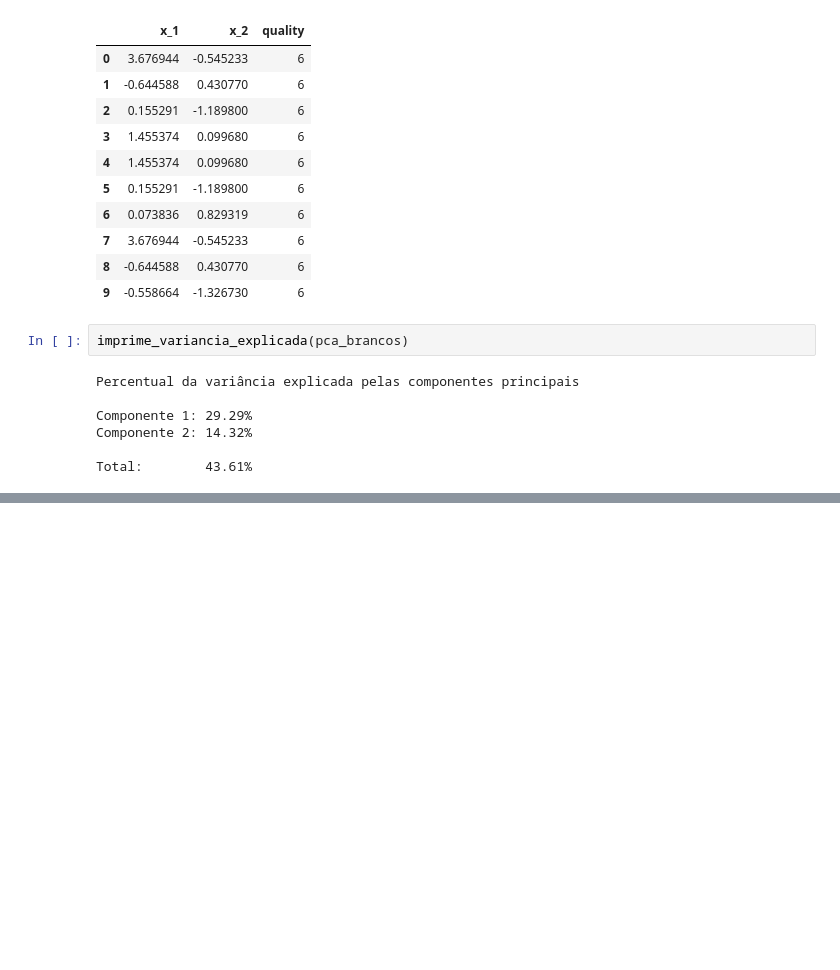
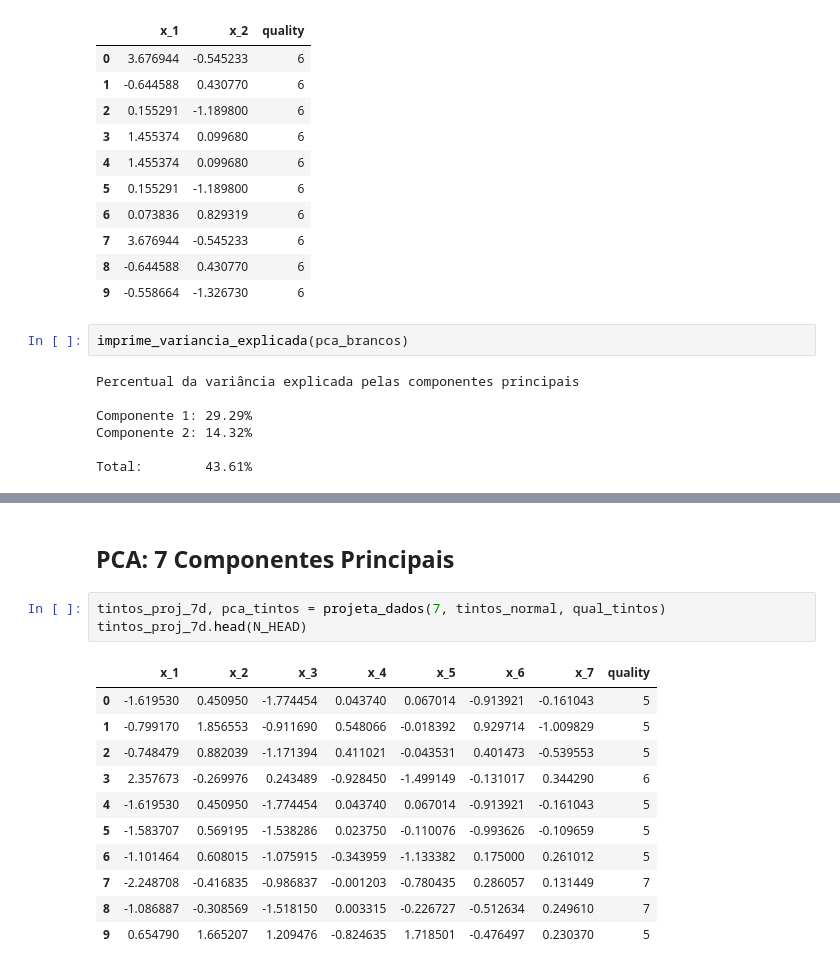
Before and after one commit to mwoitek/qualidade-do-vinho, a Jupyter notebook: python/cluster/pca.ipynb, the cells around one changed output, grey strips where cells are left out. Cells and saved outputs as stored; diff of their text form; blank space fills up the shorter version.

Commit message:
PCA com 3 e 7 componentes principais

```diff
--- a/python/cluster/pca.ipynb
+++ b/python/cluster/pca.ipynb
@@ -189,0 +251,17 @@ plota_2d(brancos_proj_2d, TAM_AMOSTRA)
+# %% [markdown]
+## PCA: 7 Componentes Principais
+# %%
+tintos_proj_7d, pca_tintos = projeta_dados(7, tintos_normal, qual_tintos)
+tintos_proj_7d.head(N_HEAD)
+# %% [output]
+|  | x_1 | x_2 | x_3 | x_4 | x_5 | x_6 | x_7 | quality |
+| 0 | -1.619530 | 0.450950 | -1.774454 | 0.043740 | 0.067014 | -0.913921 | -0.161043 | 5 |
+| 1 | -0.799170 | 1.856553 | -0.911690 | 0.548066 | -0.018392 | 0.929714 | -1.009829 | 5 |
+| 2 | -0.748479 | 0.882039 | -1.171394 | 0.411021 | -0.043531 | 0.401473 | -0.539553 | 5 |
+| 3 | 2.357673 | -0.269976 | 0.243489 | -0.928450 | -1.499149 | -0.131017 | 0.344290 | 6 |
+| 4 | -1.619530 | 0.450950 | -1.774454 | 0.043740 | 0.067014 | -0.913921 | -0.161043 | 5 |
+| 5 | -1.583707 | 0.569195 | -1.538286 | 0.023750 | -0.110076 | -0.993626 | -0.109659 | 5 |
+| 6 | -1.101464 | 0.608015 | -1.075915 | -0.343959 | -1.133382 | 0.175000 | 0.261012 | 5 |
+| 7 | -2.248708 | -0.416835 | -0.986837 | -0.001203 | -0.780435 | 0.286057 | 0.131449 | 7 |
+| 8 | -1.086887 | -0.308569 | -1.518150 | 0.003315 | -0.226727 | -0.512634 | 0.249610 | 7 |
+| 9 | 0.654790 | 1.665207 | 1.209476 | -0.824635 | 1.718501 | -0.476497 | 0.230370 | 5 |
```
Also changed, not shown: parts of 14 cells of this notebook, 2 other files.
